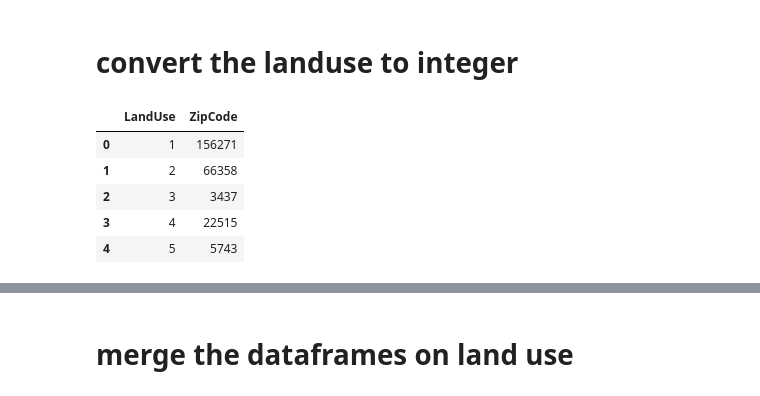
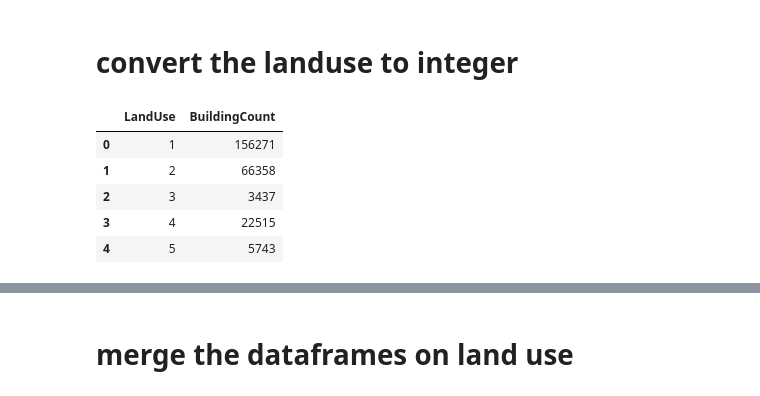
Before and after one commit to samjfalk/PUI2018_sjf374, a Jupyter notebook: HW5_sjf374/HW5_1_sjf374.ipynb, the cells around one changed output, grey strips where cells are left out. Drawn from its saved outputs; the diff is of its cells as text; code cells hidden in the pictures.

```diff
--- a/HW5_sjf374/HW5_1_sjf374.ipynb
+++ b/HW5_sjf374/HW5_1_sjf374.ipynb
@@ -274,11 +242,10 @@ bkgrouped
 # convert the landuse to integer
 # %%
 # convert LandUse to int using the .astype() method of the series
-...
-...
+bkgrouped['LandUse'] = bkgrouped['LandUse'].astype(int)
 bkgrouped.head()
 # %% [output]
-|  | LandUse | ZipCode |
+|  | LandUse | BuildingCount |
 | 0 | 1 | 156271 |
 | 1 | 2 | 66358 |
 | 2 | 3 | 3437 |
```
Also changed, not shown: parts of 15 cells of this notebook.
